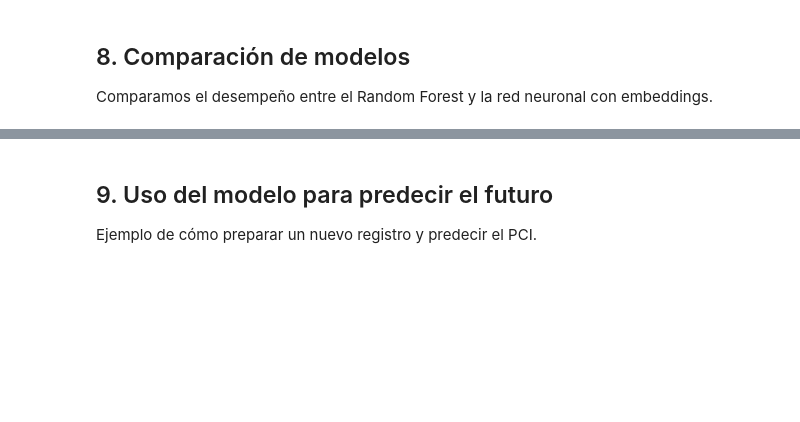
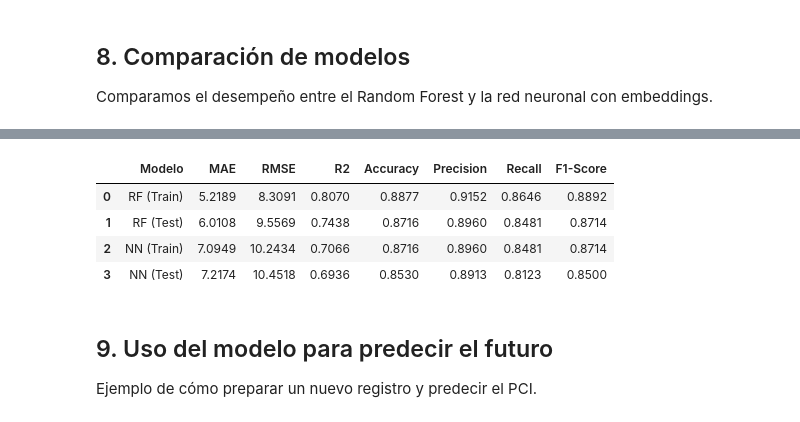
Before and after one commit to franpelirrojo/proyecto-carreteras-sf-fantastic-four, a Jupyter notebook: PCI_Historico/Cuardernos/Prediccion_PCI_Futuro.ipynb, the cells around one changed output, grey strips where cells are left out. Drawn from its saved outputs; the diff is of its cells as text; code cells hidden in the pictures; blank space fills up the shorter version.

```diff
--- a/PCI_Historico/Cuardernos/Prediccion_PCI_Futuro.ipynb
+++ b/PCI_Historico/Cuardernos/Prediccion_PCI_Futuro.ipynb
@@ -173,3 +353,9 @@ Shape X_test para RandomForest: (40700, 213)
 # %% [markdown]
 ## 6. Modelo 1: Random Forest Regression
 Este modelo sirve como referencia tradicional para comparar con la red neuronal.
+# %%
+# Definir umbral para clasificación (PCI alto vs bajo)
+threshold = y_test.median()
+y_test_binary = (y_test >= threshold).astype(int)
+print(f'Umbral de clasificación (mediana): {threshold:.2f}')
+print(f'Distribución de clases en test: {y_test_binary.value_counts().to_dict()}')
@@ -235,8 +472,9 @@ inputs = []
 embeddings = []
 
 for i, cat in enumerate(categorical_features):
-    num_unique = int(df_model[cat].nunique()) + 1
-    embed_dim = min(50, (num_unique + 1) // 2)
+    # usar las categorías aprendidas por OrdinalEncoder para definir tamaño del embedding
+    num_unique = int(len(ordinal_encoder.categories_[i])) + 1
+    embed_dim = min(50, max(2, (num_unique + 1) // 2))
     input_cat = keras.Input(shape=(1,), name=f'{cat}_input')
     embed_cat = layers.Embedding(input_dim=num_unique, output_dim=embed_dim, name=f'{cat}_emb')(input_cat)
     embed_cat = layers.Reshape((embed_dim,))(embed_cat)
@@ -343,0 +629,36 @@ results
+# %%
+y_train_binary = (y_train >= threshold).astype(int)
+
+y_pred_rf_train = rf.predict(X_train_rf)
+train_mae_rf = mean_absolute_error(y_train, y_pred_rf_train)
+train_rmse_rf = np.sqrt(mean_squared_error(y_train, y_pred_rf_train))
+train_r2_rf = r2_score(y_train, y_pred_rf_train)
+train_mape_rf = mean_absolute_percentage_error(y_train, y_pred_rf_train)
+
+y_pred_nn_train = model.predict(train_inputs).flatten()
+train_mae_nn = mean_absolute_error(y_train, y_pred_nn_train)
+train_rmse_nn = np.sqrt(mean_squared_error(y_train, y_pred_nn_train))
+train_r2_nn = r2_score(y_train, y_pred_nn_train)
+train_mape_nn = mean_absolute_percentage_error(y_train, y_pred_nn_train)
+
+train_binary_rf = (y_pred_rf_train >= threshold).astype(int)
+train_binary_nn = (y_pred_nn_train >= threshold).astype(int)
+
+cm_rf_train = confusion_matrix(y_train_binary, train_binary_rf)
+
+cm_nn_train = confusion_matrix(y_train_binary, train_binary_nn)
+
+metrics_train_test = pd.DataFrame({
+    'Modelo': ['RF (Train)', 'RF (Test)', 'NN (Train)', 'NN (Test)'],
+    'MAE': [train_mae_rf, mae_rf, train_mae_nn, mae_nn],
+    'RMSE': [train_rmse_rf, rmse_rf, train_rmse_nn, rmse_nn],
+    'R2': [train_r2_rf, r2_rf, train_r2_nn, r2_nn],
+    'Accuracy': [accuracy_score(y_train_binary, train_binary_rf), acc_rf, accuracy_score(y_test_binary, y_pred_rf_binary), acc_nn],
+    'Precision': [precision_score(y_train_binary, train_binary_rf), prec_rf, precision_score(y_test_binary, y_pred_rf_binary), prec_nn],
+    'Recall': [recall_score(y_train_binary, train_binary_rf), rec_rf, recall_score(y_test_binary, y_pred_rf_binary), rec_nn],
+    'F1-Score': [f1_score(y_train_binary, train_binary_rf), f1_rf, f1_score(y_test_binary, y_pred_rf_binary), f1_nn],
+})
+
+print('Métricas de entrenamiento y prueba (regresión y clasificación):')
+metrics_train_test.round(4)
+# %% [output]
@@ -344,3 +667,8 @@ results
+|  | Modelo | MAE | RMSE | R2 | Accuracy | Precision | Recall | F1-Score |
+| 0 | RF (Train) | 5.2189 | 8.3091 | 0.8070 | 0.8877 | 0.9152 | 0.8646 | 0.8892 |
+| 1 | RF (Test) | 6.0108 | 9.5569 | 0.7438 | 0.8716 | 0.8960 | 0.8481 | 0.8714 |
+| 2 | NN (Train) | 7.0949 | 10.2434 | 0.7066 | 0.8716 | 0.8960 | 0.8481 | 0.8714 |
+| 3 | NN (Test) | 7.2174 | 10.4518 | 0.6936 | 0.8530 | 0.8913 | 0.8123 | 0.8500 |
 # %% [markdown]
 ## 9. Uso del modelo para predecir el futuro
 Ejemplo de cómo preparar un nuevo registro y predecir el PCI.
```
Also changed, not shown: parts of 18 cells of this notebook.
